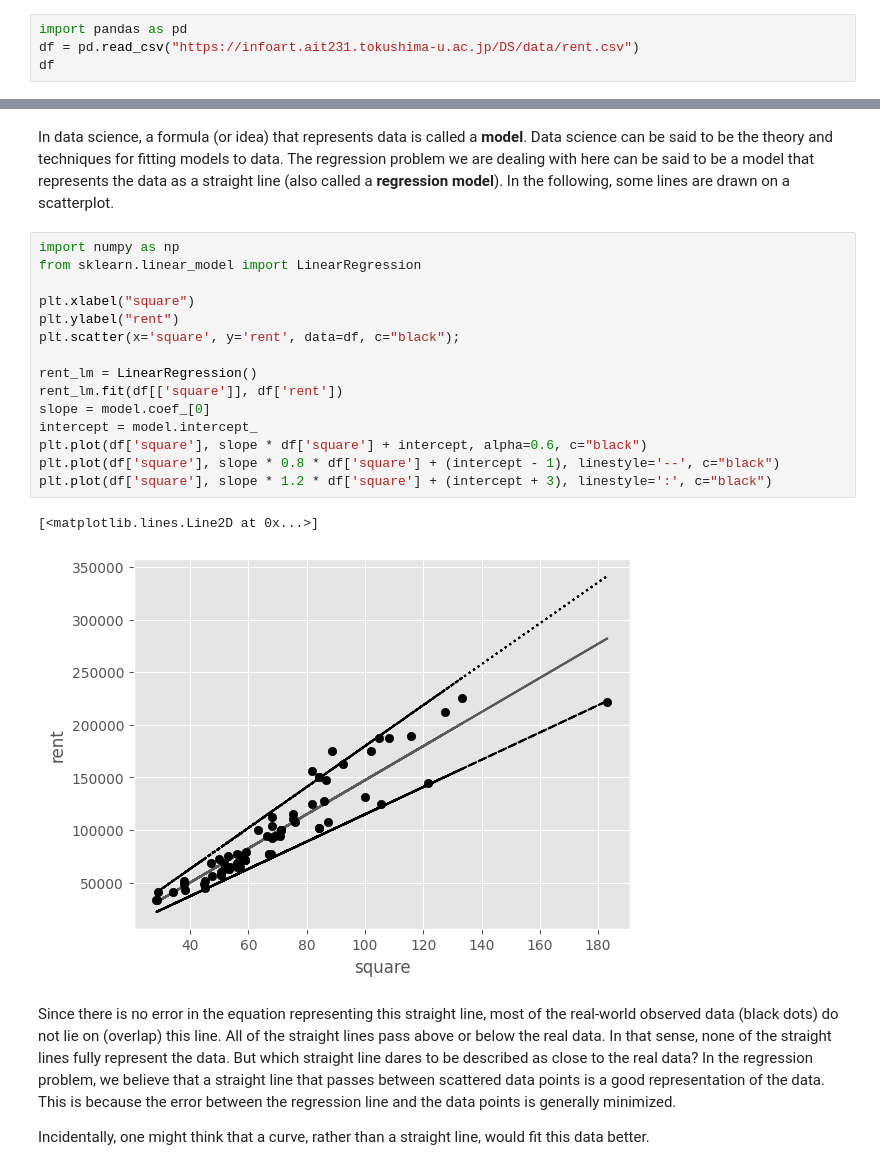
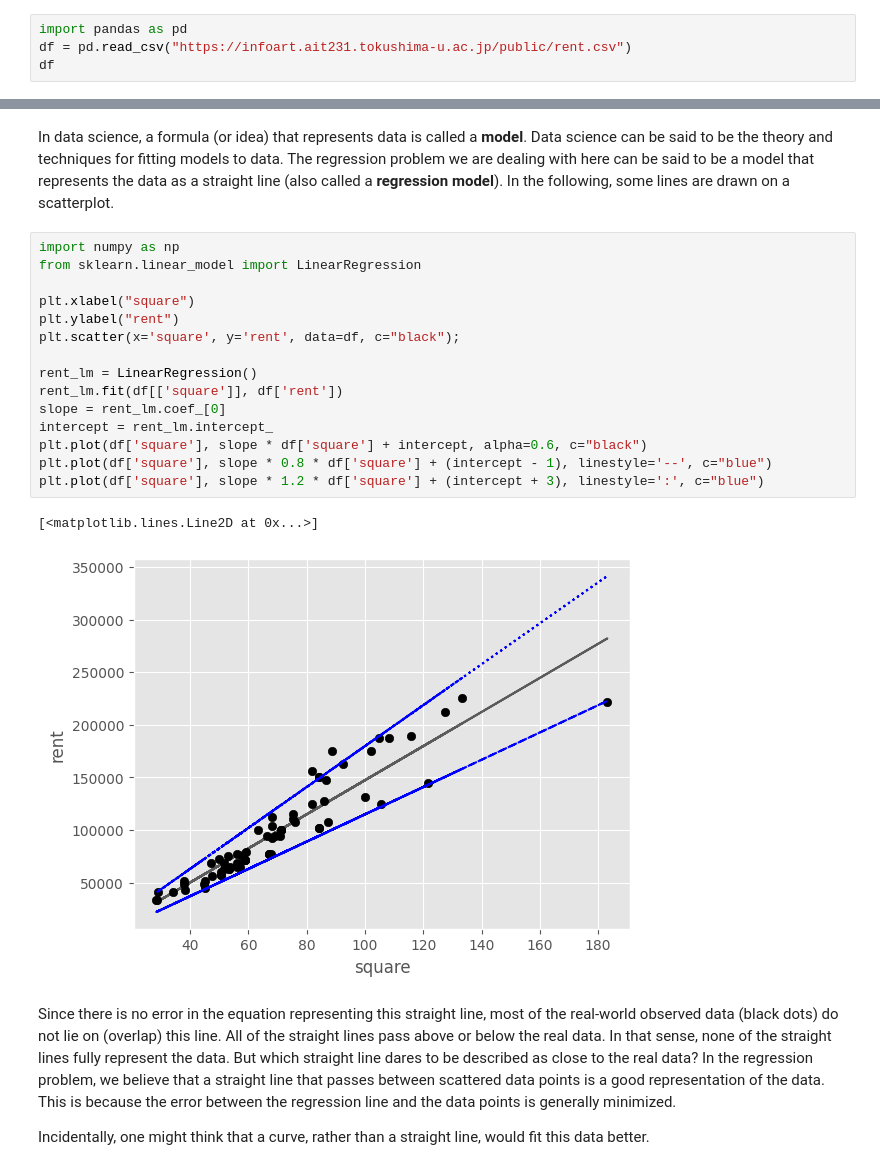
Before and after one commit to IshidaMotohiro/DS2023, a Jupyter notebook: international/international_students7.ipynb, the cells around one changed output, grey strips where cells are left out. Saved outputs shown, nothing was run; the diff lists cells and outputs as text.

```diff
--- a/international/international_students7.ipynb
+++ b/international/international_students7.ipynb
@@ -162,7 +162,7 @@ In rental housing, rent would be correlated with the layout (size) of the proper
 Therefore, a regression model with rent as the response variable and square footage as the explanatory variable can be considered. We have data prepared for the class, which we will read in.
 # %%
 import pandas as pd
-df = pd.read_csv("https://infoart.ait231.tokushima-u.ac.jp/DS/data/rent.csv")
+df = pd.read_csv("https://infoart.ait231.tokushima-u.ac.jp/public/rent.csv")
 df
 # %% [output]
 |  | No. | square | rent |
@@ -283,21 +283,21 @@ In data science, a formula (or idea) that represents data is called a **model**.
 # %%
 import numpy as np
 from sklearn.linear_model import LinearRegression
 
 plt.xlabel("square")
 plt.ylabel("rent")
 plt.scatter(x='square', y='rent', data=df, c="black");
 
 rent_lm = LinearRegression()
 rent_lm.fit(df[['square']], df['rent'])
-slope = model.coef_[0]
-intercept = model.intercept_
+slope = rent_lm.coef_[0]
+intercept = rent_lm.intercept_
 plt.plot(df['square'], slope * df['square'] + intercept, alpha=0.6, c="black")
-plt.plot(df['square'], slope * 0.8 * df['square'] + (intercept - 1), linestyle='--', c="black")
-plt.plot(df['square'], slope * 1.2 * df['square'] + (intercept + 3), linestyle=':', c="black")
+plt.plot(df['square'], slope * 0.8 * df['square'] + (intercept - 1), linestyle='--', c="blue")
+plt.plot(df['square'], slope * 1.2 * df['square'] + (intercept + 3), linestyle=':', c="blue")
 # %% [output]
 [<matplotlib.lines.Line2D at 0x...>]
-[figure, old version]
+[figure, new version]
 # %% [markdown]
 Since there is no error in the equation representing this straight line, most of the real-world observed data (black dots) do not lie on (overlap) this line. All of the straight lines pass above or below the real data. In that sense, none of the straight lines fully represent the data. But which straight line dares to be described as close to the real data? In the regression problem, we believe that a straight line that passes between scattered data points is a good representation of the data. This is because the error between the regression line and the data points is generally minimized.
 
```
Also changed, not shown: parts of 3 cells of this notebook, 14 other files.
